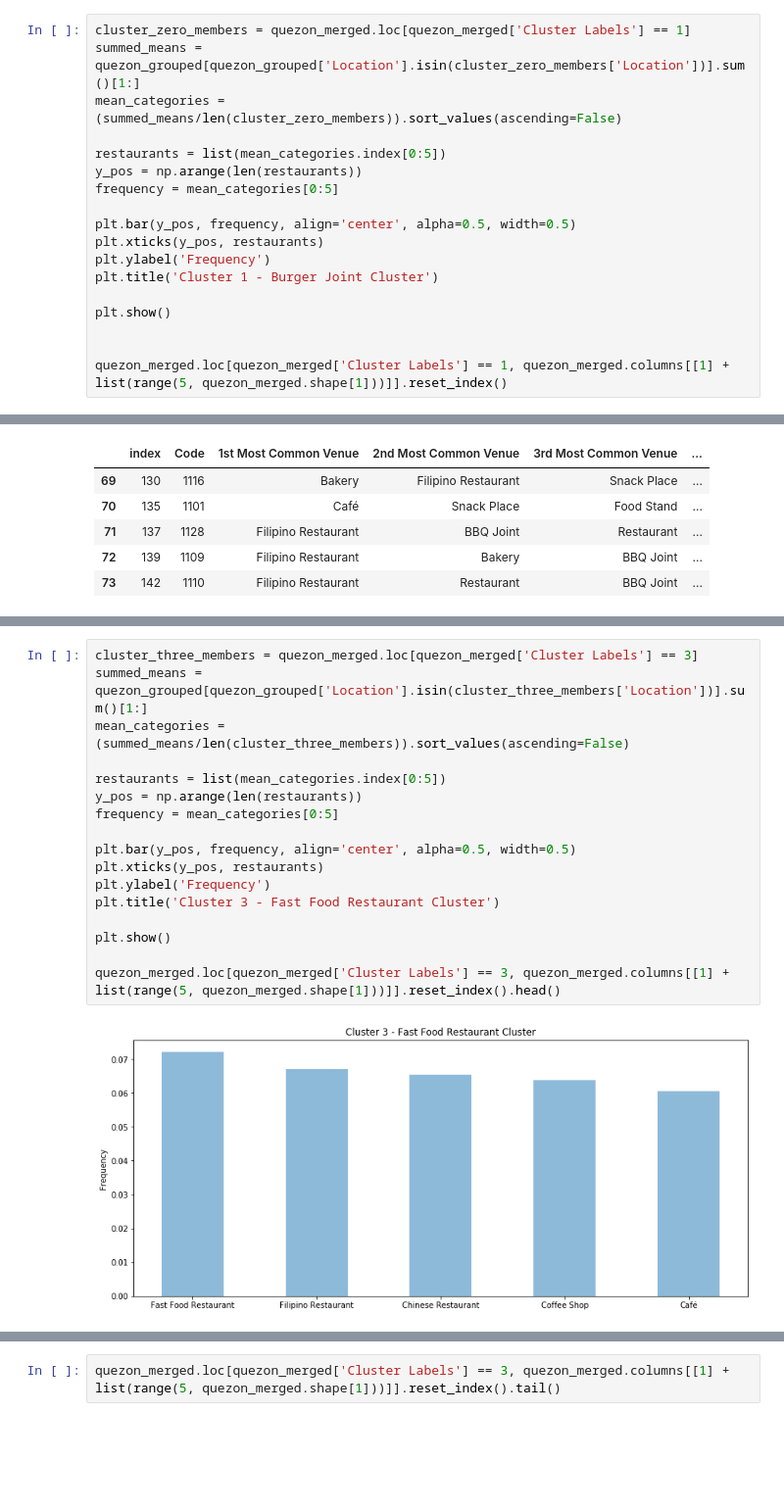
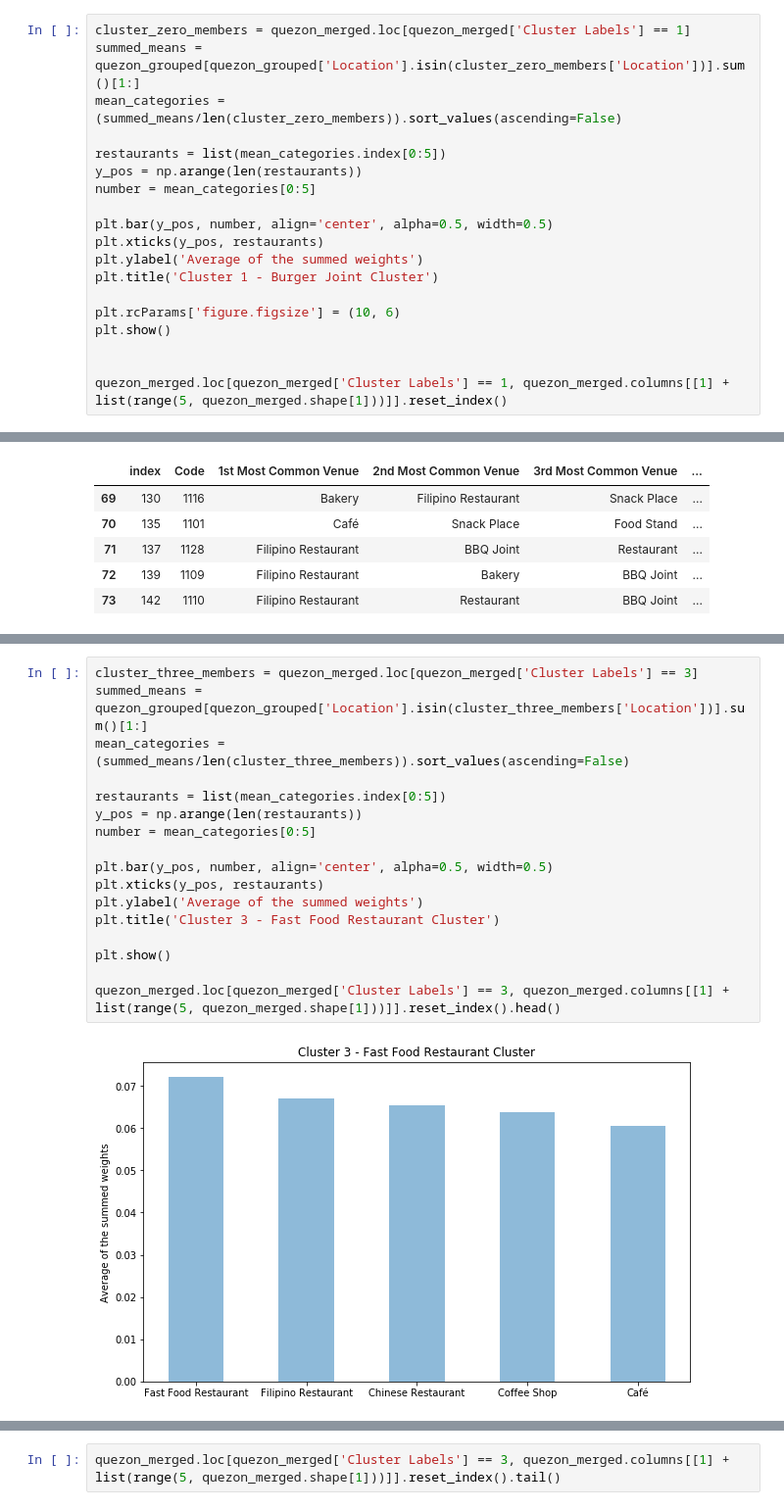
Before and after one commit to ErickSPS/IBM-Data-Science-Professional-Specialization, a Jupyter notebook: Course 9 - Applied Data Science Capstone/Capstone Project.ipynb, the cells around one changed output, grey strips where cells are left out. Shown: that part at 98% size. Drawn from its saved outputs; the diff is of its cells as text; blank space fills up the shorter version.

```diff
--- a/Course 9 - Applied Data Science Capstone/Capstone Project.ipynb
+++ b/Course 9 - Applied Data Science Capstone/Capstone Project.ipynb
@@ -392,13 +392,14 @@ mean_categories = (summed_means/len(cluster_zero_members)).sort_values(ascending
 
 restaurants = list(mean_categories.index[0:5])
 y_pos = np.arange(len(restaurants))
-frequency = mean_categories[0:5]
+number = mean_categories[0:5]
 
-plt.bar(y_pos, frequency, align='center', alpha=0.5, width=0.5)
+plt.bar(y_pos, number, align='center', alpha=0.5, width=0.5)
 plt.xticks(y_pos, restaurants)
-plt.ylabel('Frequency')
+plt.ylabel('Average of the summed weights')
 plt.title('Cluster 1 - Burger Joint Cluster')
 
+plt.rcParams['figure.figsize'] = (10, 6)
 plt.show()
 
 
@@ -459,22 +460,22 @@ Let's take a look at Cluster 3 - Fast Food Restaurant Cluster.
 # %%
 cluster_three_members = quezon_merged.loc[quezon_merged['Cluster Labels'] == 3]
 summed_means = quezon_grouped[quezon_grouped['Location'].isin(cluster_three_members['Location'])].sum()[1:]
 mean_categories = (summed_means/len(cluster_three_members)).sort_values(ascending=False)
 
 restaurants = list(mean_categories.index[0:5])
 y_pos = np.arange(len(restaurants))
-frequency = mean_categories[0:5]
+number = mean_categories[0:5]
 
-plt.bar(y_pos, frequency, align='center', alpha=0.5, width=0.5)
+plt.bar(y_pos, number, align='center', alpha=0.5, width=0.5)
 plt.xticks(y_pos, restaurants)
-plt.ylabel('Frequency')
+plt.ylabel('Average of the summed weights')
 plt.title('Cluster 3 - Fast Food Restaurant Cluster')
 
 plt.show()
 
 quezon_merged.loc[quezon_merged['Cluster Labels'] == 3, quezon_merged.columns[[1] + list(range(5, quezon_merged.shape[1]))]].reset_index().head()
 # %% [output]
-[figure, old version]
+[figure, new version]
 |  | index | Code | 1st Most Common Venue | 2nd Most Common Venue | 3rd Most Common Venue | ... |
 | 0 | 0 | 1105 | Filipino Restaurant | Juice Bar | Fast Food Restaurant | ... |
 | 1 | 3 | 1106 | Fast Food Restaurant | Snack Place | Chinese Restaurant | ... |
```
Also changed, not shown: parts of 12 cells of this notebook, 2 other files.
